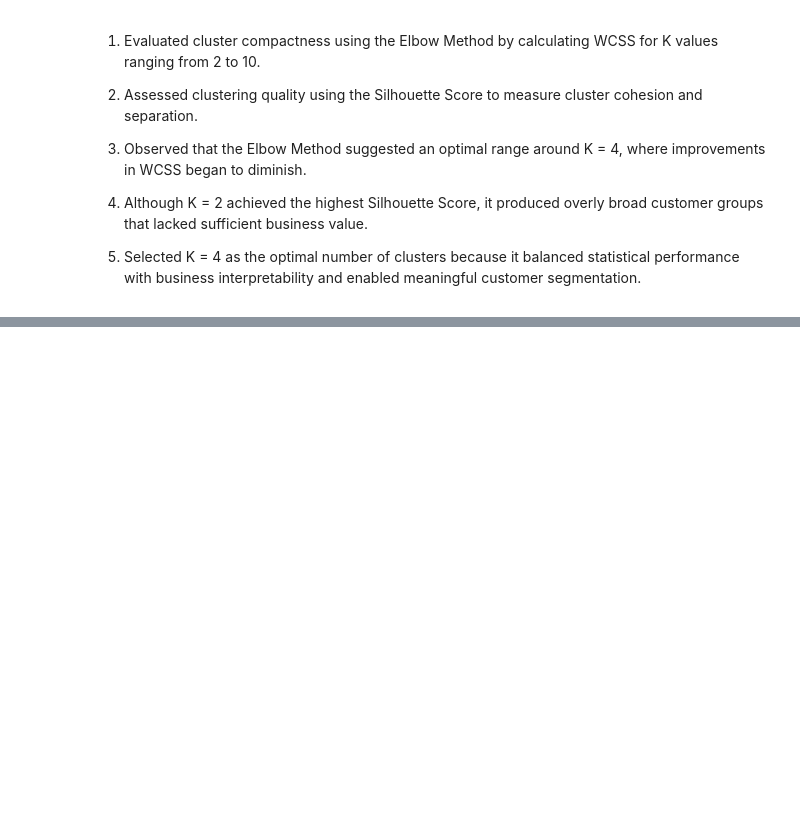
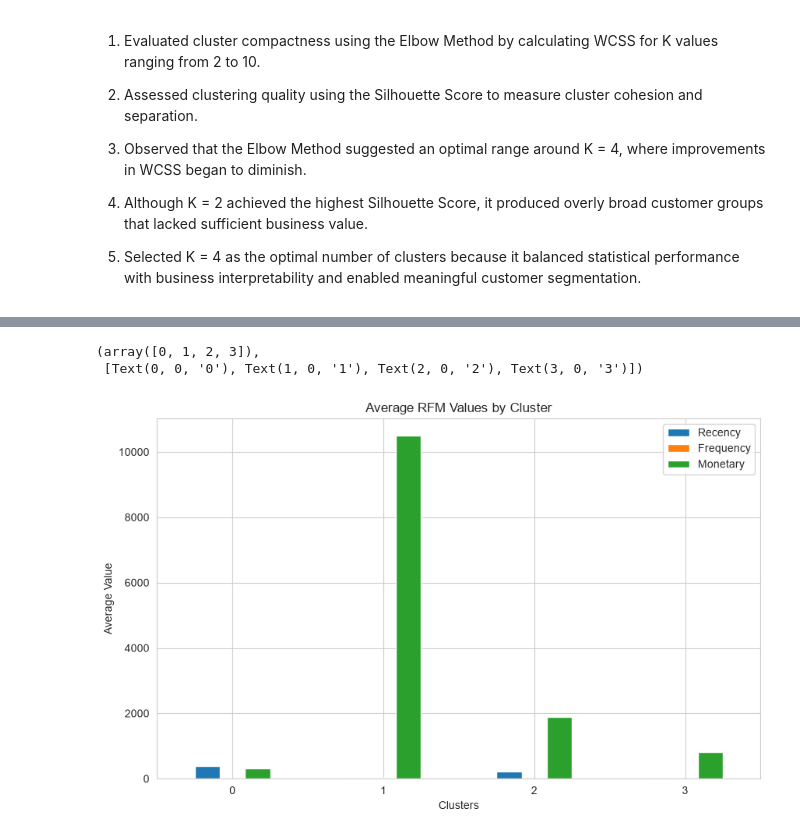
Before and after one commit to muhammadadnanmomin/customer-intelligence-platform, a Jupyter notebook: notebooks/05_kmeans_customer_segmentation.ipynb, the cells around one changed output, grey strips where cells are left out. Cells and saved outputs as stored; diff of their text form; code cells hidden in the pictures; blank space fills up the shorter version.

```diff
--- a/notebooks/05_kmeans_customer_segmentation.ipynb
+++ b/notebooks/05_kmeans_customer_segmentation.ipynb
@@ -297,0 +359,8 @@ evaluation
+# %%
+cluster_profile = rfm.groupby("Clusters").agg({
+    "Recency": "mean",
+    "Frequency": "mean",
+    "Monetary": "mean"
+}).round(2)
+
+cluster_profile
@@ -297,0 +374,13 @@ evaluation
+# %%
+cluster_profile.plot(
+    kind="bar",
+    figsize=(10,6)
+)
+
+plt.title("Average RFM Values by Cluster")
+plt.ylabel("Average Value")
+plt.xticks(rotation=0)
+# %% [output]
+(array([0, 1, 2, 3]),
+ [Text(0, 0, '0'), Text(1, 0, '1'), Text(2, 0, '2'), Text(3, 0, '3')])
+[figure, added]
```
Also changed, not shown: parts of 8 cells of this notebook.
